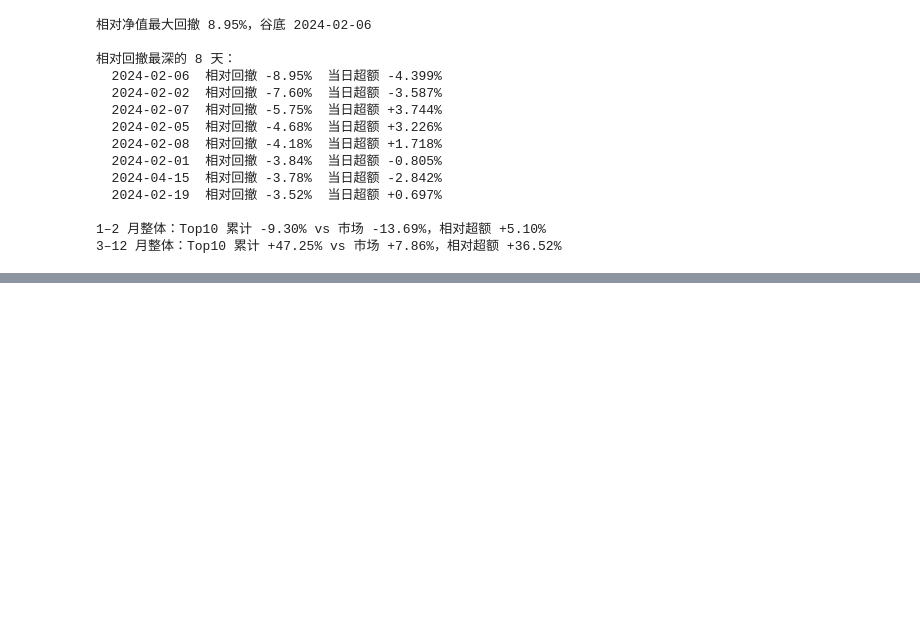
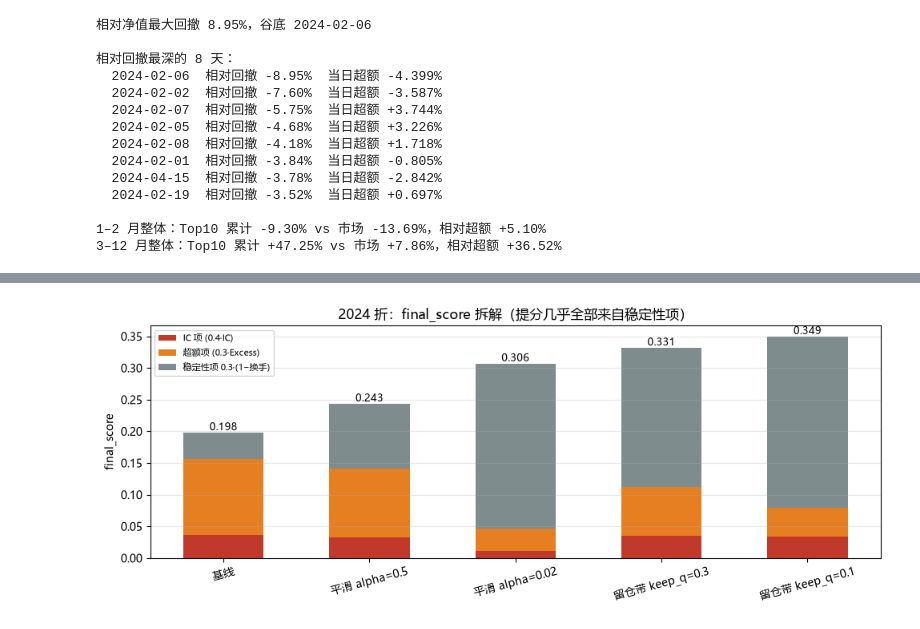
Before and after one commit to xxawa66/fintech, a Jupyter notebook: notebooks/04_result_visualization.ipynb, the cells around one changed output, grey strips where cells are left out. Saved outputs shown, nothing was run; the diff lists cells and outputs as text; code cells hidden in the pictures; blank space fills up the shorter version.

```diff
--- a/notebooks/04_result_visualization.ipynb
+++ b/notebooks/04_result_visualization.ipynb
@@ -388,0 +613,31 @@ print(f"3–12 月整体：Top10 累计 {r_top3:+.2%} vs 市场 {r_mkt3:+.2%}，
+# %%
+# 分数拆解：三种配置的 final_score 分别由 IC 项 / 超额项 / 稳定性项贡献多少
+cfgs = [("基线", base["fold2 (2024)"])]
+for a in (0.5, 0.02):
+    cfgs.append((f"平滑 alpha={a}",
+                 alpha_scan["fold2 (2024)"][0].set_index("alpha").loc[a].to_dict()))
+for q in (0.3, 0.1):
+    cfgs.append((f"留仓带 keep_q={q}",
+                 band_scan["fold2 (2024)"][0].set_index("keep_q").loc[q].to_dict()))
+labels = [c[0] for c in cfgs]
+ic_part = [0.4 * c[1]["ic_mean"] for c in cfgs]
+ex_part = [0.3 * c[1]["annual_excess"] for c in cfgs]
+st_part = [0.3 * (1 - c[1]["mean_turnover"]) for c in cfgs]
+
+x = np.arange(len(cfgs))
+fig, ax = plt.subplots(figsize=(10, 4))
+ax.bar(x, ic_part, 0.55, label="IC 项 (0.4·IC)", color="#c0392b")
+ax.bar(x, ex_part, 0.55, bottom=ic_part, label="超额项 (0.3·Excess)", color="#e67e22")
+ax.bar(x, st_part, 0.55, bottom=np.array(ic_part) + np.array(ex_part),
+       label="稳定性项 0.3·(1−换手)", color="#7f8c8d")
+for i, c in enumerate(cfgs):
+    total = ic_part[i] + ex_part[i] + st_part[i]
+    ax.text(i, total + 0.004, f"{total:.3f}", ha="center", fontsize=9)
+ax.set_xticks(x); ax.set_xticklabels(labels, rotation=15)
+ax.set_ylabel("final_score"); ax.set_title("2024 折：final_score 拆解（提分几乎全部来自稳定性项）")
+ax.legend(fontsize=8); ax.grid(alpha=0.3, axis="y")
+fig.tight_layout()
+fig.savefig(FIG_DIR / "turnover_score_decomposition.png", dpi=150)
+plt.show()
+# %% [output]
+[figure, added]
```
Also changed, not shown: parts of 15 cells of this notebook, 4 other files.
